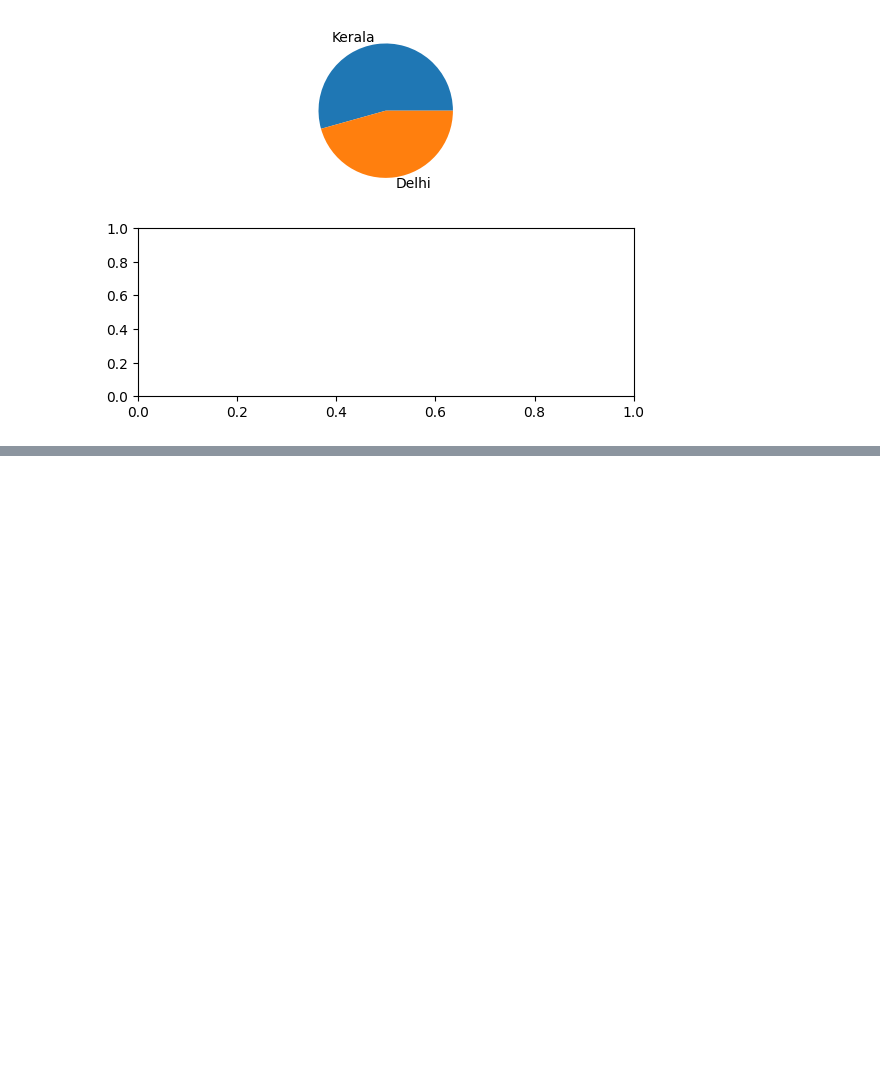
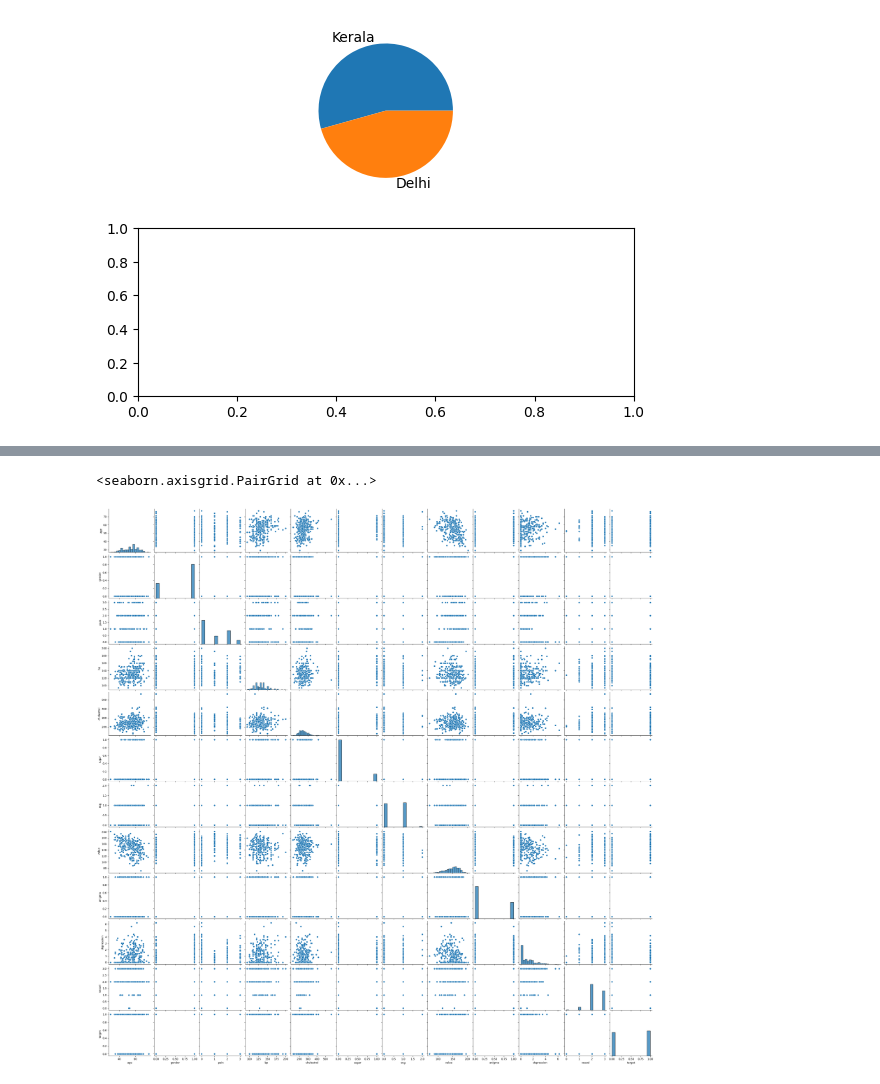
Before and after one commit to 22491A05D4/CASE122491A05D4, a Jupyter notebook: CSE4.ipynb, the cells around one changed output, grey strips where cells are left out. Saved outputs shown, nothing was run; the diff lists cells and outputs as text; code cells hidden in the pictures; blank space fills up the shorter version.

```diff
--- a/CSE4.ipynb
+++ b/CSE4.ipynb
@@ -273,0 +327,5 @@ diag[0].pie(ysr,labels=tdp)
+# %%
+cse.pairplot(ntr)
+# %% [output]
+<seaborn.axisgrid.PairGrid at 0x...>
+[figure, added]
```
Also changed, not shown: parts of 3 cells of this notebook.
